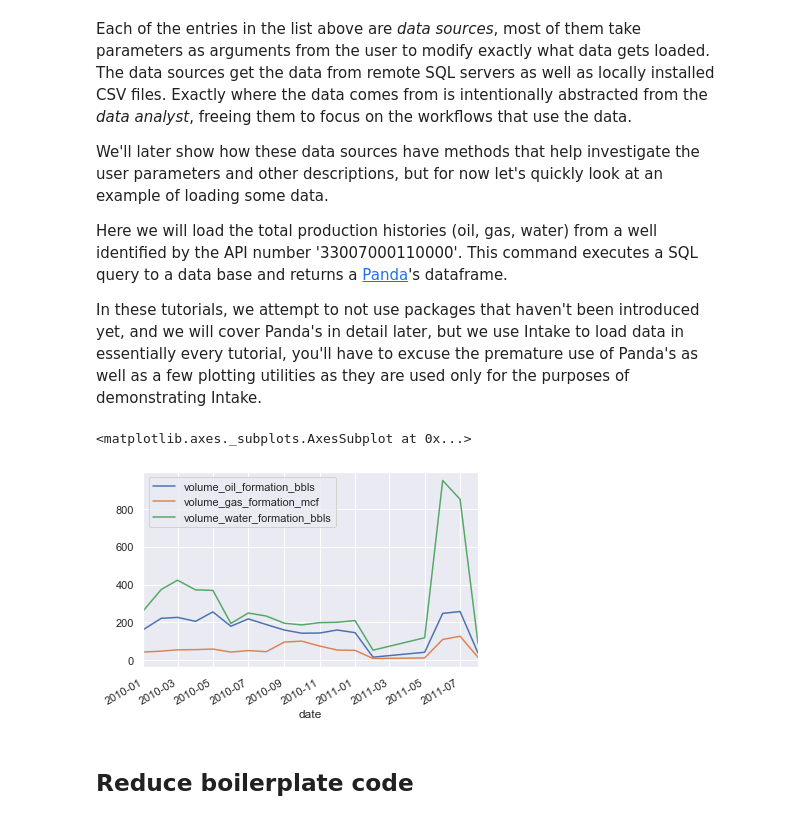
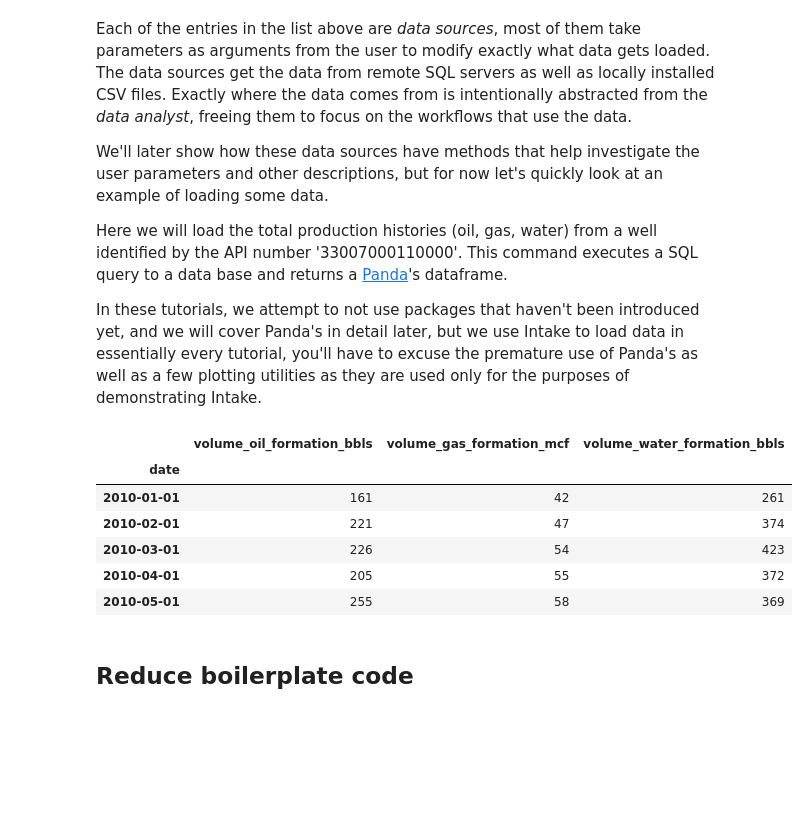
Before and after one commit to johntfoster/numerical_methods_book, a Jupyter notebook: ScientificPython_Intake.ipynb, the cells around one changed output. Drawn from its saved outputs; the diff is of its cells as text; code cells hidden in the pictures; blank space fills up the shorter version.

```diff
--- a/ScientificPython_Intake.ipynb
+++ b/ScientificPython_Intake.ipynb
@@ -64,10 +63,15 @@ In these tutorials, we attempt to not use packages that haven't been introduced
 # %%
 df = cat.production_by_api(api='33007000110000').read()
 
-df.set_index(['date']).plot();
+df.set_index(['date']).head()
 # %% [output]
-<matplotlib.axes._subplots.AxesSubplot at 0x...>
-[figure, removed]
+|  | volume_oil_formation_bbls | volume_gas_formation_mcf | volume_water_formation_bbls |
+| date |  |  |  |
+| 2010-01-01 | 161 | 42 | 261 |
+| 2010-02-01 | 221 | 47 | 374 |
+| 2010-03-01 | 226 | 54 | 423 |
+| 2010-04-01 | 205 | 55 | 372 |
+| 2010-05-01 | 255 | 58 | 369 |
 # %% [markdown]
 ## Reduce boilerplate code
 # %% [markdown]
```
Also changed, not shown: parts of 10 cells of this notebook.
